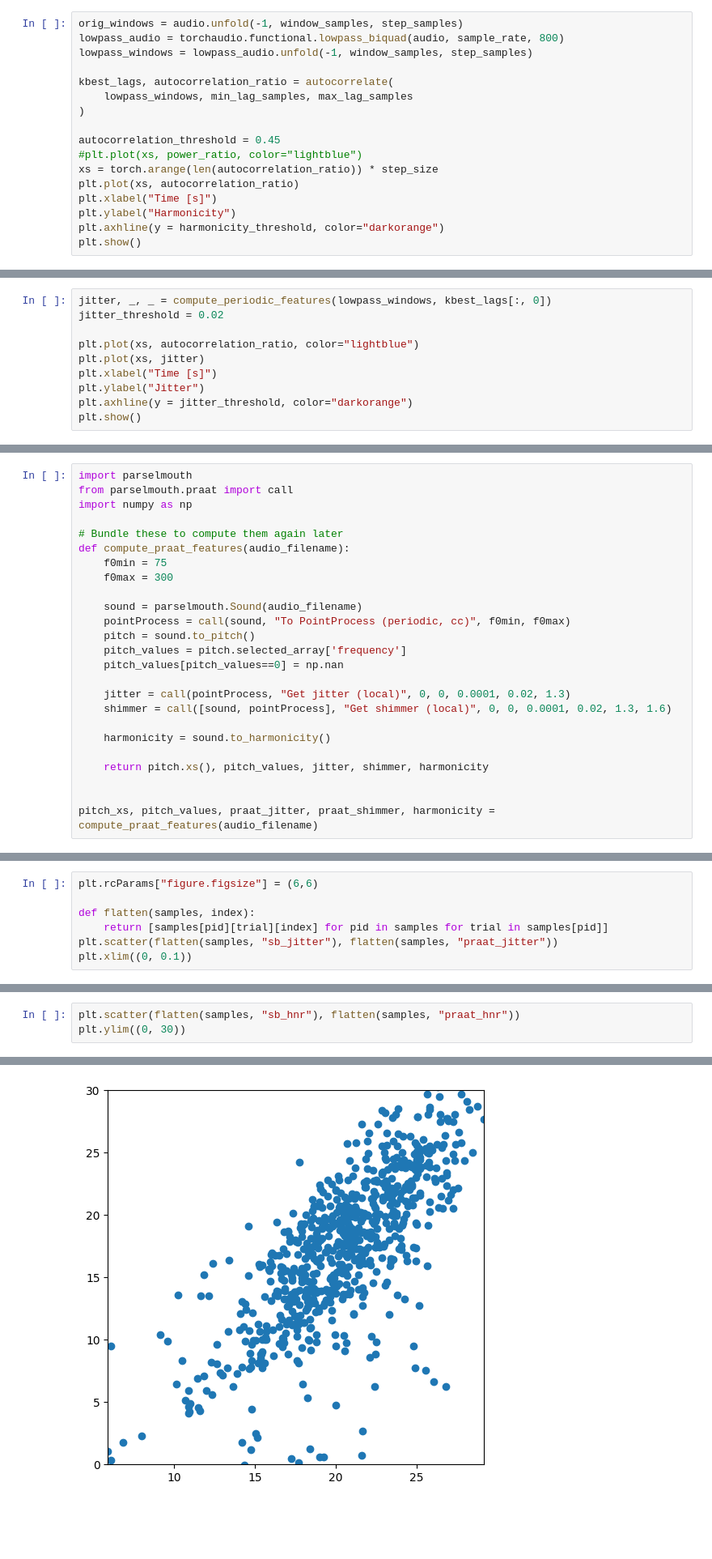
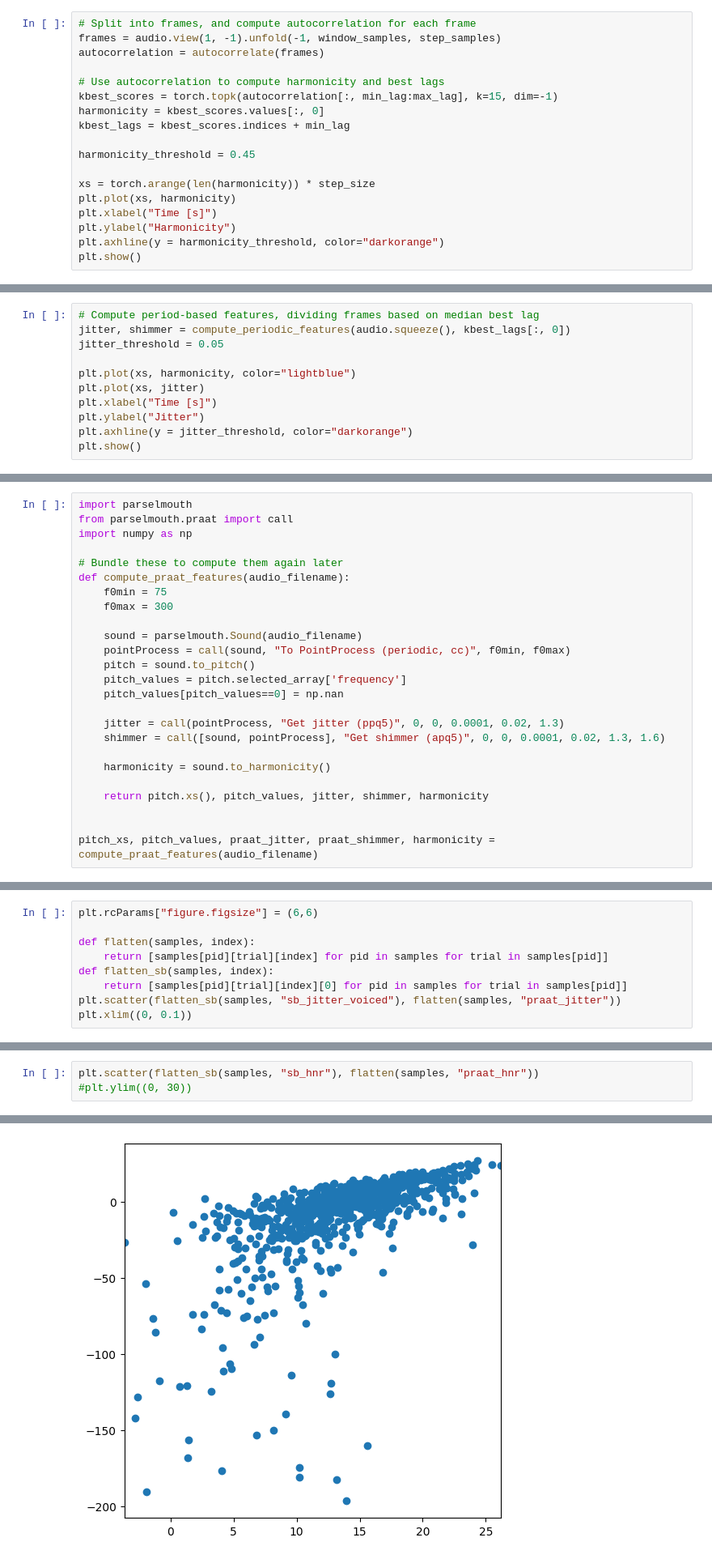
Before and after one commit to pplantinga/ParkinsonSpeechAI, a Jupyter notebook: voice-analysis.ipynb, the cells around one changed output, grey strips where cells are left out. Shown at 81% size. Drawn from its saved outputs; the diff is of its cells as text; blank space fills up the shorter version.

```diff
--- a/voice-analysis.ipynb
+++ b/voice-analysis.ipynb
@@ -66,18 +66,19 @@ For harmonic signals, there are peaks at regular intervals corresponding to the
 The autocorrelation ratio is the ratio of the strongest peak against the theoretical maximum
 which occurs when the lag is zero.
 # %%
-orig_windows = audio.unfold(-1, window_samples, step_samples)
-lowpass_audio = torchaudio.functional.lowpass_biquad(audio, sample_rate, 800)
-lowpass_windows = lowpass_audio.unfold(-1, window_samples, step_samples)
+# Split into frames, and compute autocorrelation for each frame
+frames = audio.view(1, -1).unfold(-1, window_samples, step_samples)
+autocorrelation = autocorrelate(frames)
 
-kbest_lags, autocorrelation_ratio = autocorrelate(
-    lowpass_windows, min_lag_samples, max_lag_samples
-)
+# Use autocorrelation to compute harmonicity and best lags
+kbest_scores = torch.topk(autocorrelation[:, min_lag:max_lag], k=15, dim=-1)
+harmonicity = kbest_scores.values[:, 0]
+kbest_lags = kbest_scores.indices + min_lag
 
-autocorrelation_threshold = 0.45
-#plt.plot(xs, power_ratio, color="lightblue")
-xs = torch.arange(len(autocorrelation_ratio)) * step_size
-plt.plot(xs, autocorrelation_ratio)
+harmonicity_threshold = 0.45
+
+xs = torch.arange(len(harmonicity)) * step_size
+plt.plot(xs, harmonicity)
 plt.xlabel("Time [s]")
 plt.ylabel("Harmonicity")
 plt.axhline(y = harmonicity_threshold, color="darkorange")
@@ -87,10 +88,11 @@ plt.show()
 # %% [markdown]
 In addition, PRAAT marks all frames as unvoiced that exceed a certain jitter threshold, by default 2 percent. We'll estimate jitter using our initial data.
 # %%
-jitter, _, _ = compute_periodic_features(lowpass_windows, kbest_lags[:, 0])
-jitter_threshold = 0.02
+# Compute period-based features, dividing frames based on median best lag
+jitter, shimmer = compute_periodic_features(audio.squeeze(), kbest_lags[:, 0])
+jitter_threshold = 0.05
 
-plt.plot(xs, autocorrelation_ratio, color="lightblue")
+plt.plot(xs, harmonicity, color="lightblue")
 plt.plot(xs, jitter)
 plt.xlabel("Time [s]")
 plt.ylabel("Jitter")
@@ -285,8 +290,8 @@ def compute_praat_features(audio_filename):
     pitch_values = pitch.selected_array['frequency']
     pitch_values[pitch_values==0] = np.nan
 
-    jitter = call(pointProcess, "Get jitter (local)", 0, 0, 0.0001, 0.02, 1.3)
-    shimmer = call([sound, pointProcess], "Get shimmer (local)", 0, 0, 0.0001, 0.02, 1.3, 1.6)
+    jitter = call(pointProcess, "Get jitter (ppq5)", 0, 0, 0.0001, 0.02, 1.3)
+    shimmer = call([sound, pointProcess], "Get shimmer (apq5)", 0, 0, 0.0001, 0.02, 1.3, 1.6)
 
     harmonicity = sound.to_harmonicity()
 
@@ -474,7 +481,9 @@ plt.rcParams["figure.figsize"] = (6,6)
 
 def flatten(samples, index):
     return [samples[pid][trial][index] for pid in samples for trial in samples[pid]]
-plt.scatter(flatten(samples, "sb_jitter"), flatten(samples, "praat_jitter"))
+def flatten_sb(samples, index):
+    return [samples[pid][trial][index][0] for pid in samples for trial in samples[pid]]
+plt.scatter(flatten_sb(samples, "sb_jitter_voiced"), flatten(samples, "praat_jitter"))
 plt.xlim((0, 0.1))
 # %% [output]
 (0.0, 0.1)
@@ -488,4 +497,4 @@ plt.ylim((0, 0.4))
 # %%
-plt.scatter(flatten(samples, "sb_hnr"), flatten(samples, "praat_hnr"))
-plt.ylim((0, 30))
+plt.scatter(flatten_sb(samples, "sb_hnr"), flatten(samples, "praat_hnr"))
+#plt.ylim((0, 30))
 # %% [output]
@@ -493,2 +502,2 @@ plt.ylim((0, 30))
-[figure, old version]
+[figure, new version]
 # %%
```
Also changed, not shown: parts of 30 cells of this notebook.
